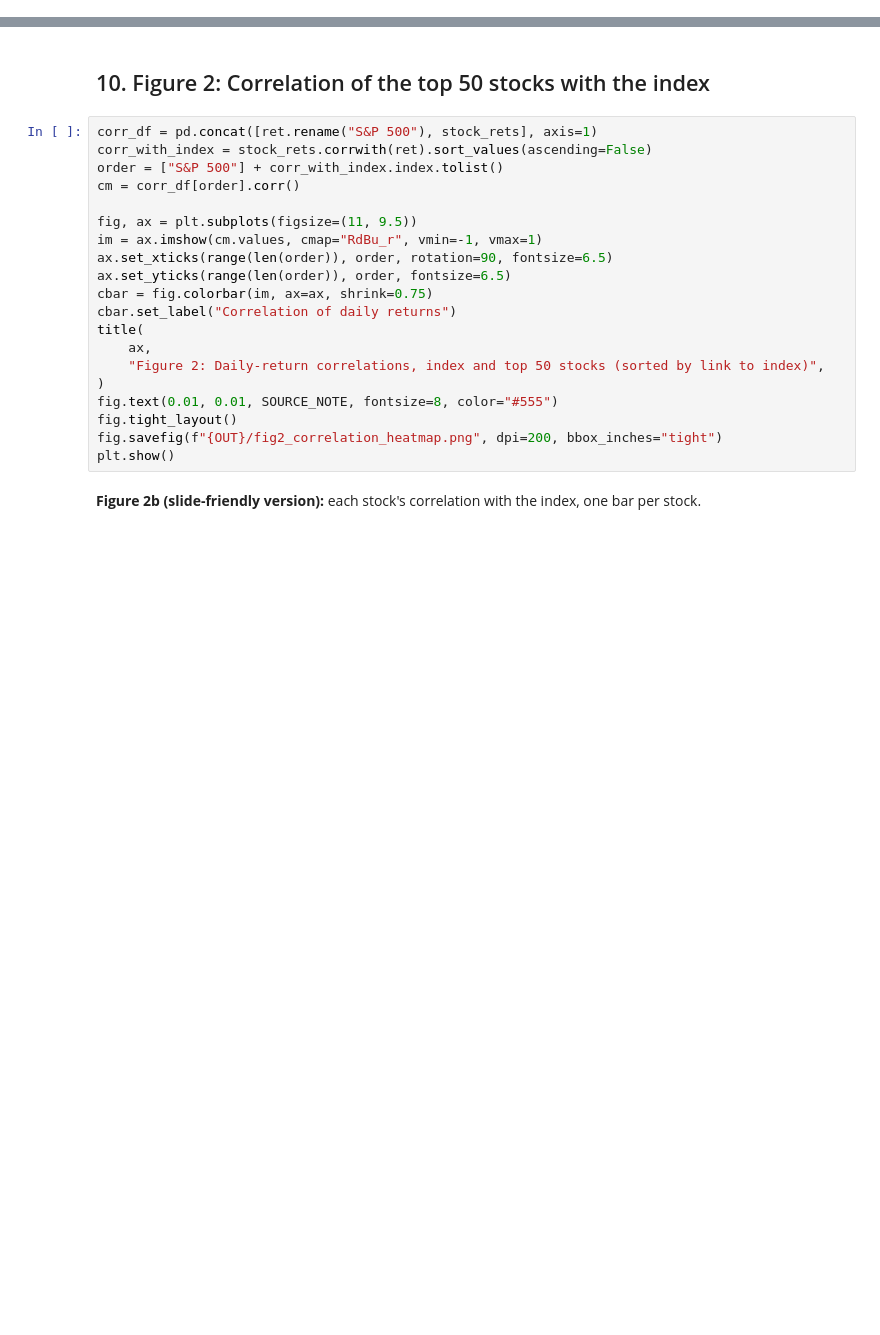
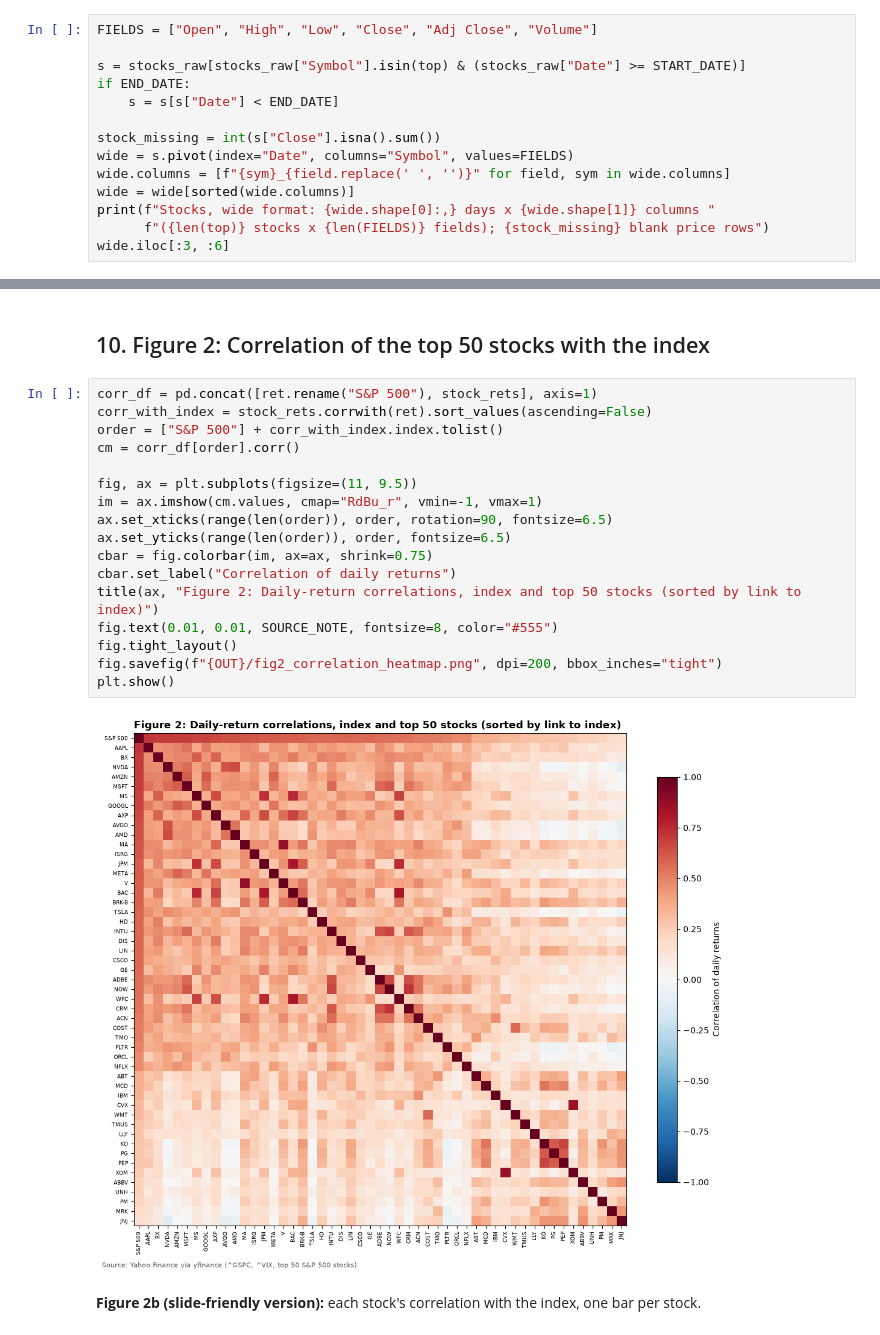
Before and after one commit to luuuneytunes12/mla_finX, a Jupyter notebook: notebooks/01_eda.ipynb, the cells around one changed output, grey strips where cells are left out. Cells and saved outputs as stored; diff of their text form; blank space fills up the shorter version.

```diff
--- a/notebooks/01_eda.ipynb
+++ b/notebooks/01_eda.ipynb
@@ -37,0 +376,14 @@ print(f"MASTER: {data.shape[0]:,} rows x {data.shape[1]} columns, {data.index.mi
+# %%
+FIELDS = ["Open", "High", "Low", "Close", "Adj Close", "Volume"]
+
+s = stocks_raw[stocks_raw["Symbol"].isin(top) & (stocks_raw["Date"] >= START_DATE)]
+if END_DATE:
+    s = s[s["Date"] < END_DATE]
+
+stock_missing = int(s["Close"].isna().sum())
+wide = s.pivot(index="Date", columns="Symbol", values=FIELDS)
+wide.columns = [f"{sym}_{field.replace(' ', '')}" for field, sym in wide.columns]
+wide = wide[sorted(wide.columns)]
+print(f"Stocks, wide format: {wide.shape[0]:,} days x {wide.shape[1]} columns "
+      f"({len(top)} stocks x {len(FIELDS)} fields); {stock_missing} blank price rows")
+wide.iloc[:3, :6]
@@ -122,23 +537,22 @@ adf
 # %%
 corr_df = pd.concat([ret.rename("S&P 500"), stock_rets], axis=1)
 corr_with_index = stock_rets.corrwith(ret).sort_values(ascending=False)
 order = ["S&P 500"] + corr_with_index.index.tolist()
 cm = corr_df[order].corr()
 
 fig, ax = plt.subplots(figsize=(11, 9.5))
 im = ax.imshow(cm.values, cmap="RdBu_r", vmin=-1, vmax=1)
 ax.set_xticks(range(len(order)), order, rotation=90, fontsize=6.5)
 ax.set_yticks(range(len(order)), order, fontsize=6.5)
 cbar = fig.colorbar(im, ax=ax, shrink=0.75)
 cbar.set_label("Correlation of daily returns")
-title(
-    ax,
-    "Figure 2: Daily-return correlations, index and top 50 stocks (sorted by link to index)",
-)
+title(ax, "Figure 2: Daily-return correlations, index and top 50 stocks (sorted by link to index)")
 fig.text(0.01, 0.01, SOURCE_NOTE, fontsize=8, color="#555")
 fig.tight_layout()
 fig.savefig(f"{OUT}/fig2_correlation_heatmap.png", dpi=200, bbox_inches="tight")
 plt.show()
+# %% [output]
+[figure, added]
 # %% [markdown]
 **Figure 2b (slide-friendly version):** each stock's correlation with the index, one bar per stock.
 # %%
```
Also changed, not shown: parts of 38 cells of this notebook, 58 other files.
